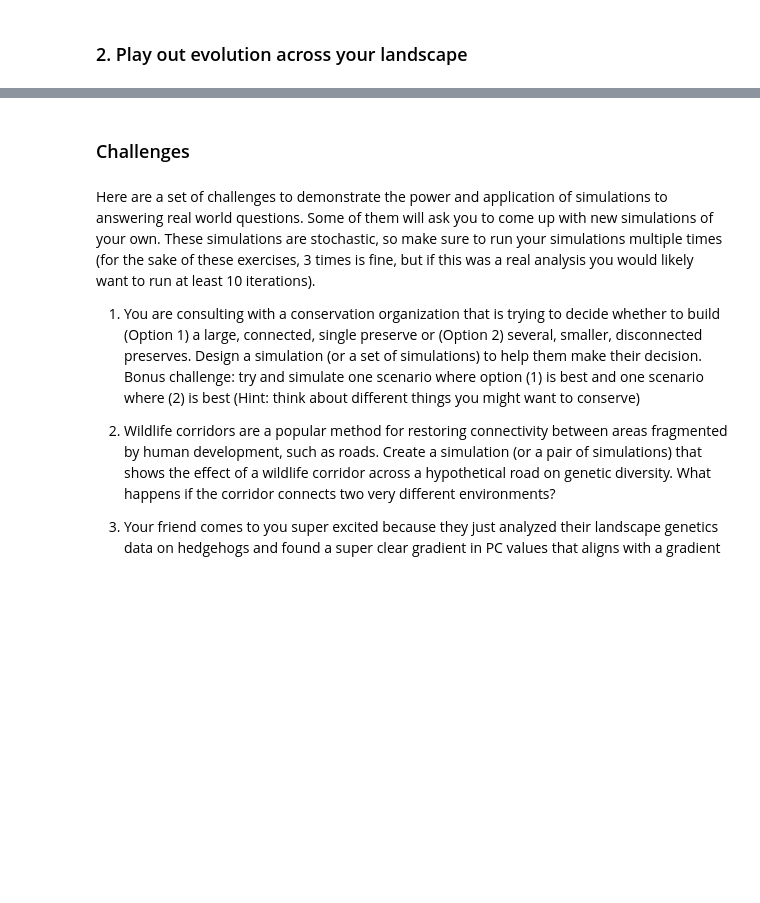
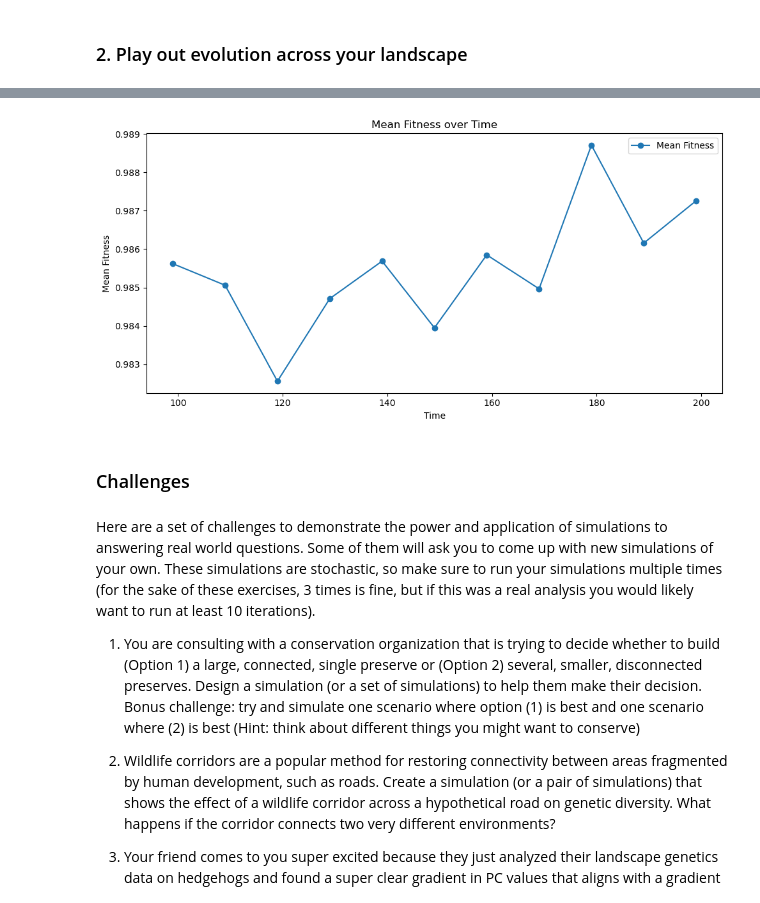
Before and after one commit to AnushaPB/evodoodle, a Jupyter notebook: examples/evodoodle_notebook.ipynb, the cells around one changed output, grey strips where cells are left out. Cells and saved outputs as stored; diff of their text form; code cells hidden in the pictures; blank space fills up the shorter version.

```diff
--- a/examples/evodoodle_notebook.ipynb
+++ b/examples/evodoodle_notebook.ipynb
@@ -74,4 +212,4 @@ evo.plot_popgen(mod)
 # %%
 
 # Run the model for another 100 steps
-mod.walk(100)
+stats2 = evo.stats_walk(mod, t=100, inc=10)
@@ -81,3 +259,11 @@ evo.plot_popgen(mod)
+# %%
+# Combine stats dictionaries
+stats.update(stats2)
+# %%
+# Plot fitness over time
+evo.plot_fitness(stats)
+# %% [output]
+[figure, added]
 # %% [markdown]
 ### Challenges
 # %% [markdown]
```
Also changed, not shown: parts of 15 cells of this notebook, 5 other files.
